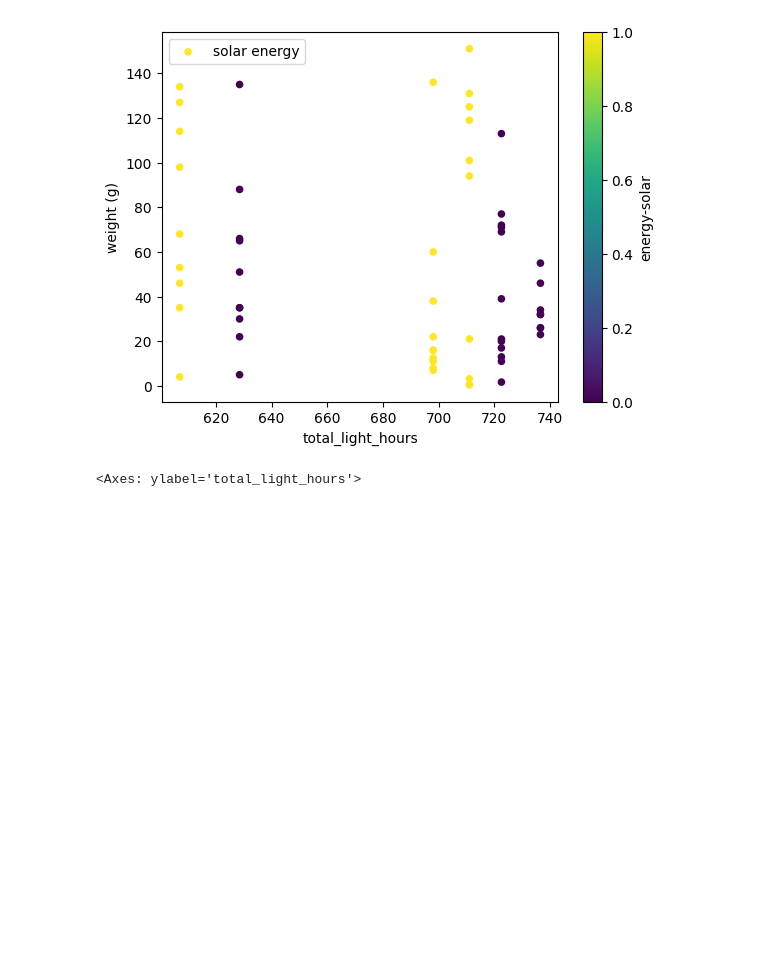
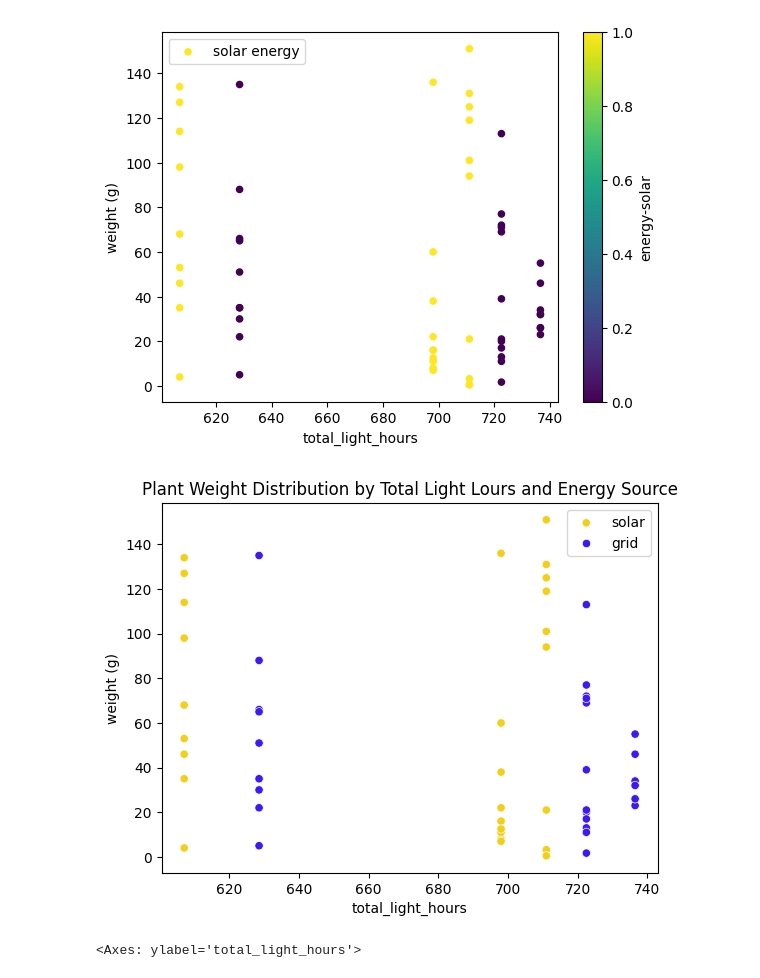
Before and after one commit to taniabuzykina/keylife-ng-pv, a Jupyter notebook: ml_project_1/plant_data_ml.ipynb, the cells around one changed output. Drawn from its saved outputs; the diff is of its cells as text; code cells hidden in the pictures; blank space fills up the shorter version.

```diff
--- a/ml_project_1/plant_data_ml.ipynb
+++ b/ml_project_1/plant_data_ml.ipynb
@@ -792 +795,13 @@ plt.legend(['solar energy'])
+# %%
+sns.scatterplot(
+    x="total_light_hours", y="weight (g)",
+    hue="energy-solar", palette = ['#3c1af2', '#f2cf1a'],
+    data=result_df
+)
+plt.title("Plant Weight Distribution by Total Light Lours and Energy Source")
+# plt.legend(bbox_to_anchor=(0.6,1))
+plt.legend(['solar', 'grid'])
+plt.show()
+# %% [output]
+[figure, added]
 # %%
```
Also changed, not shown: parts of 15 cells of this notebook, 2 other files.
